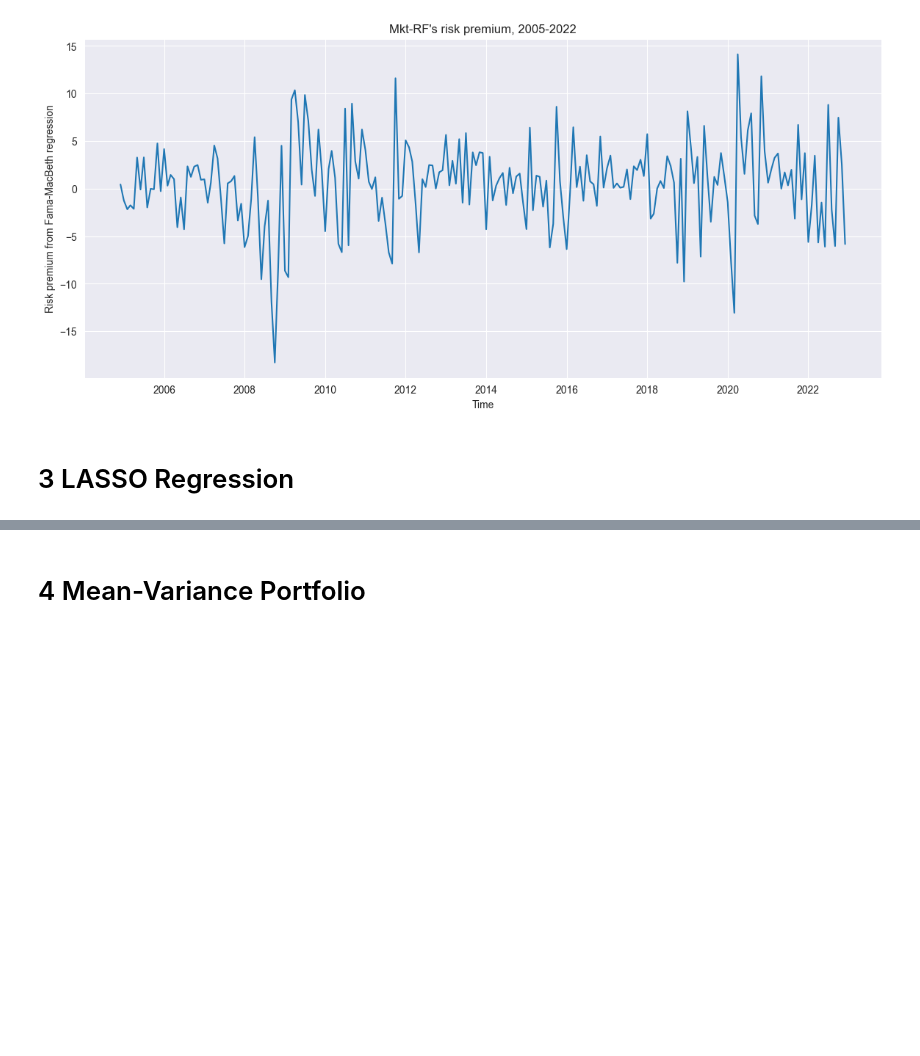
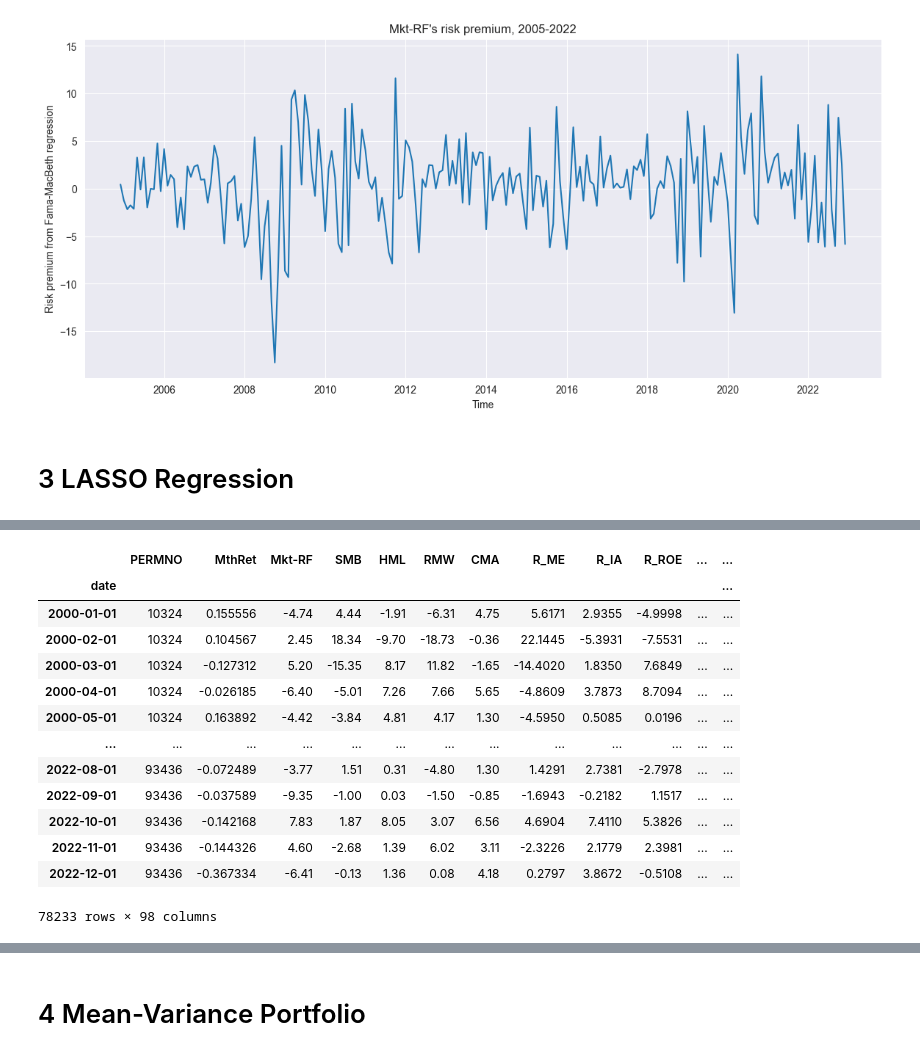
Before and after one commit to Kelvin-xing/Econ6102, a Jupyter notebook: PS1/PS1_xing.ipynb, the cells around one changed output, grey strips where cells are left out. Drawn from its saved outputs; the diff is of its cells as text; code cells hidden in the pictures; blank space fills up the shorter version.

```diff
--- a/PS1/PS1_xing.ipynb
+++ b/PS1/PS1_xing.ipynb
@@ -235,8 +232,5 @@ for column in columns:
             df_LASSO[f'{column}_l{lag}'] = df_LASSO[column].shift(lag)
             exog_vars_LASSO.append(f'{column}_l{lag}')
 
-# Drop rows with NaN values (due to the lag)
-df_LASSO = df_LASSO.dropna()
-
 # date list
 datelist = pd.date_range('2005-1-1','2020-1-1',freq='YS').tolist()
@@ -260,0 +237,17 @@ datelist = pd.date_range('2005-1-1','2020-1-1',freq='YS').tolist()
+# %%
+df_LASSO
+# %% [output]
+|  | PERMNO | MthRet | Mkt-RF | SMB | HML | RMW | CMA | R_ME | R_IA | R_ROE | ... | ... |
+| date |  |  |  |  |  |  |  |  |  |  |  | ... |
+| 2000-01-01 | 10324 | 0.155556 | -4.74 | 4.44 | -1.91 | -6.31 | 4.75 | 5.6171 | 2.9355 | -4.9998 | ... | ... |
+| 2000-02-01 | 10324 | 0.104567 | 2.45 | 18.34 | -9.70 | -18.73 | -0.36 | 22.1445 | -5.3931 | -7.5531 | ... | ... |
+| 2000-03-01 | 10324 | -0.127312 | 5.20 | -15.35 | 8.17 | 11.82 | -1.65 | -14.4020 | 1.8350 | 7.6849 | ... | ... |
+| 2000-04-01 | 10324 | -0.026185 | -6.40 | -5.01 | 7.26 | 7.66 | 5.65 | -4.8609 | 3.7873 | 8.7094 | ... | ... |
+| 2000-05-01 | 10324 | 0.163892 | -4.42 | -3.84 | 4.81 | 4.17 | 1.30 | -4.5950 | 0.5085 | 0.0196 | ... | ... |
+| ... | ... | ... | ... | ... | ... | ... | ... | ... | ... | ... | ... | ... |
+| 2022-08-01 | 93436 | -0.072489 | -3.77 | 1.51 | 0.31 | -4.80 | 1.30 | 1.4291 | 2.7381 | -2.7978 | ... | ... |
+| 2022-09-01 | 93436 | -0.037589 | -9.35 | -1.00 | 0.03 | -1.50 | -0.85 | -1.6943 | -0.2182 | 1.1517 | ... | ... |
+| 2022-10-01 | 93436 | -0.142168 | 7.83 | 1.87 | 8.05 | 3.07 | 6.56 | 4.6904 | 7.4110 | 5.3826 | ... | ... |
+| 2022-11-01 | 93436 | -0.144326 | 4.60 | -2.68 | 1.39 | 6.02 | 3.11 | -2.3226 | 2.1779 | 2.3981 | ... | ... |
+| 2022-12-01 | 93436 | -0.367334 | -6.41 | -0.13 | 1.36 | 0.08 | 4.18 | 0.2797 | 3.8672 | -0.5108 | ... | ... |
+78233 rows × 98 columns
```
Also changed, not shown: parts of 3 cells of this notebook.
